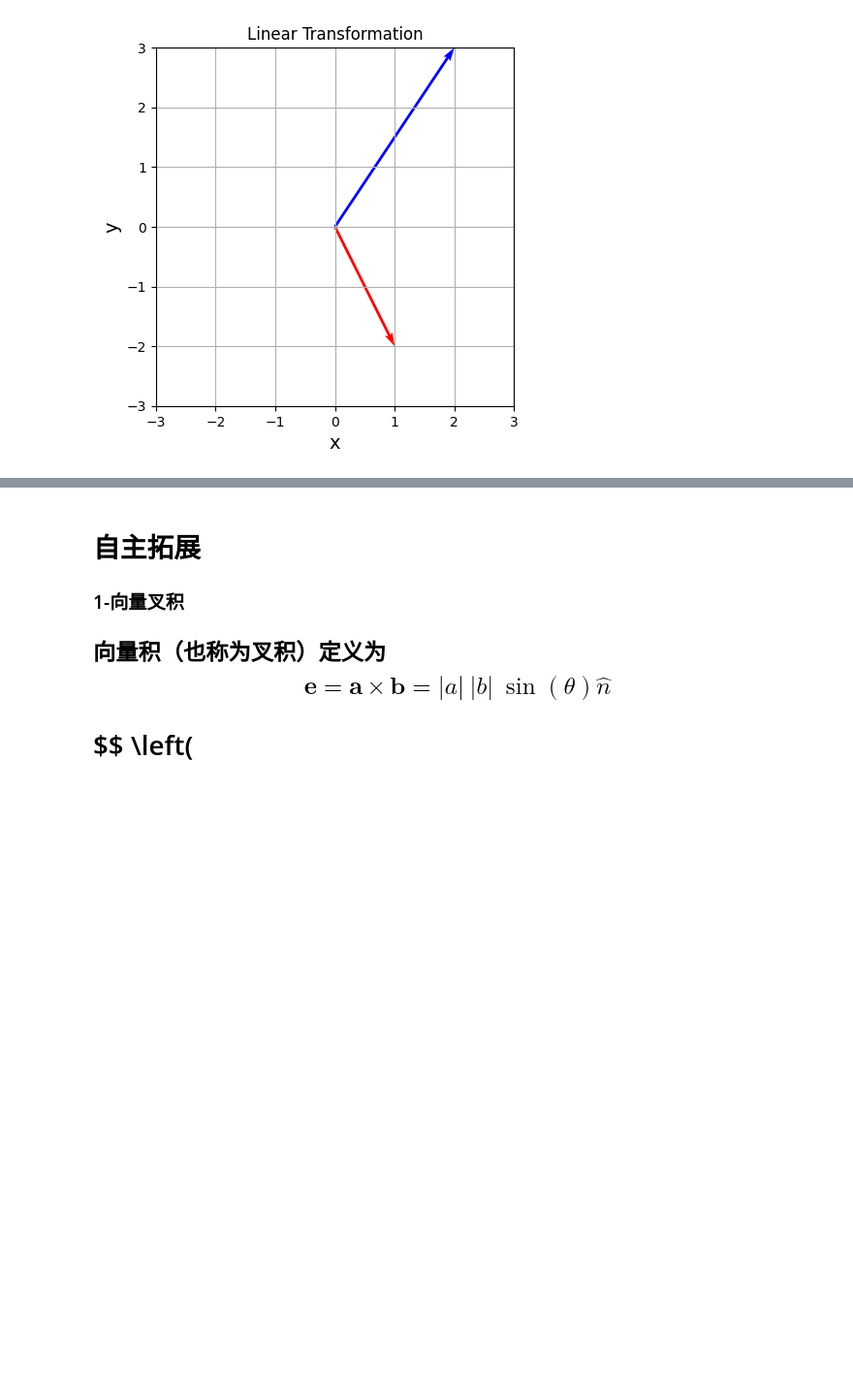
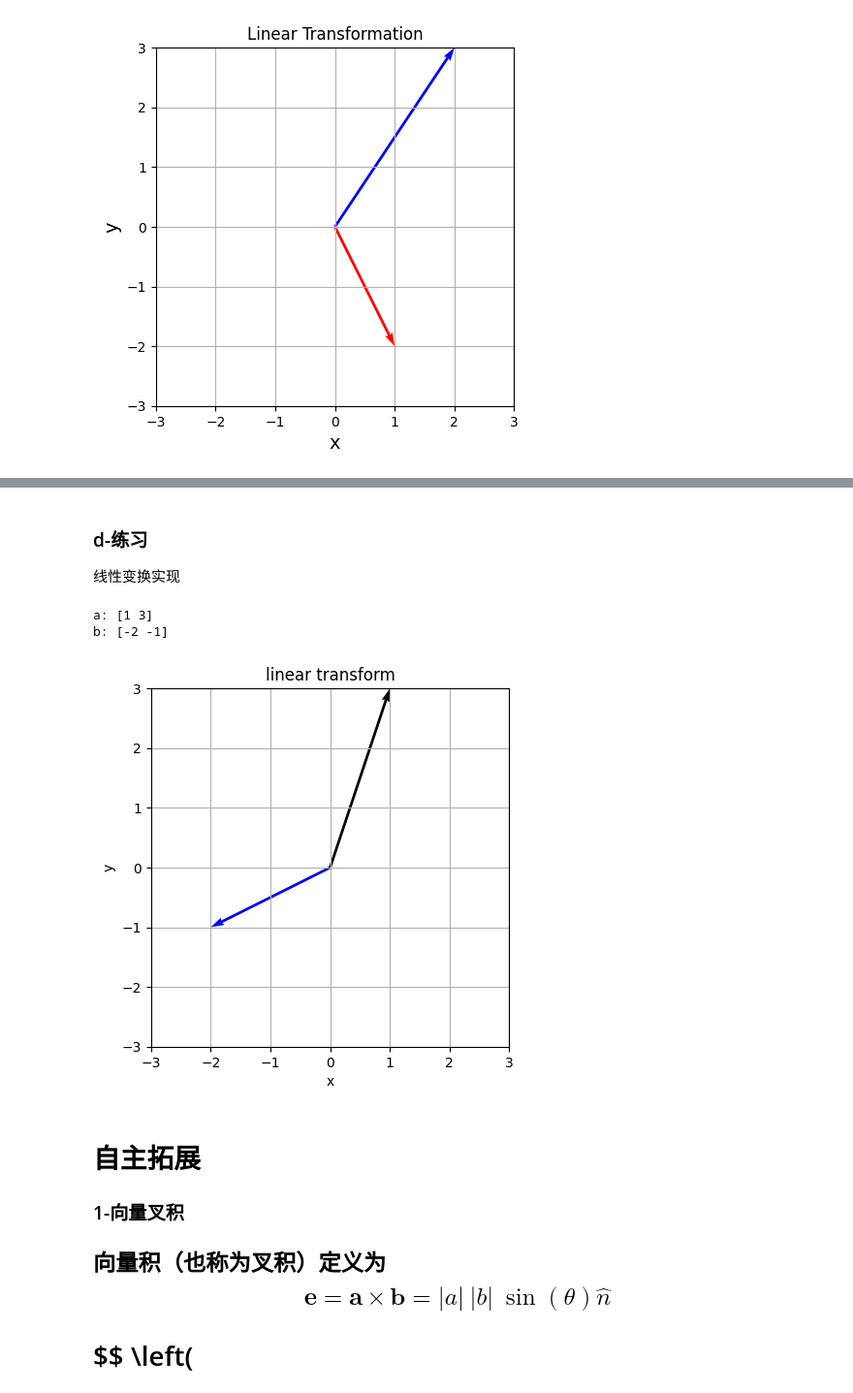
Before and after one commit to ColumbusK/Math, a Jupyter notebook: Algebra代数/线性代数基础.ipynb, the cells around one changed output, grey strips where cells are left out. Shown at 97% size. Saved outputs shown, nothing was run; the diff lists cells and outputs as text; code cells hidden in the pictures; blank space fills up the shorter version.

```diff
--- a/Algebra代数/线性代数基础.ipynb
+++ b/Algebra代数/线性代数基础.ipynb
@@ -1085,3 +1251,45 @@ plt.show()
+# %% [markdown]
+### d-练习
+
+线性变换实现
+# %%
+import numpy as np
+import matplotlib.pyplot as plt
+
+
+# 变换前的向量
+a = np.array([1,3])
+
+A = np.array([[1,-1],
+              [2,-1]])
+
+b  = np.dot(A, a)
+
+print("a:", a)
+print("b:", b)
+
+
+# 定义绘制箭头的函数
+def arrow(end, color, start=np.array([0,0])):
+    plt.quiver(start[0], start[1], end[0], end[1], angles='xy', scale_units='xy', scale=1, color=color)
+
+arrow(a, color="black")
+arrow(b, color="blue")
+
+# 显示图表
+# 设置图形参数
+plt.xlim([-3, 3])
+plt.ylim([-3, 3])
+plt.xlabel("x", size=10)
+plt.ylabel("y", size=10)
+plt.grid()
+plt.gca().set_aspect('equal')  # 令纵横比一致
+plt.title("linear transform")
+plt.show()
+# %% [output]
+a: [1 3]
+b: [-2 -1]
+[figure, added]
 # %% [markdown]
 # 自主拓展
 
```
Also changed, not shown: parts of 5 cells of this notebook, 2 other files.
